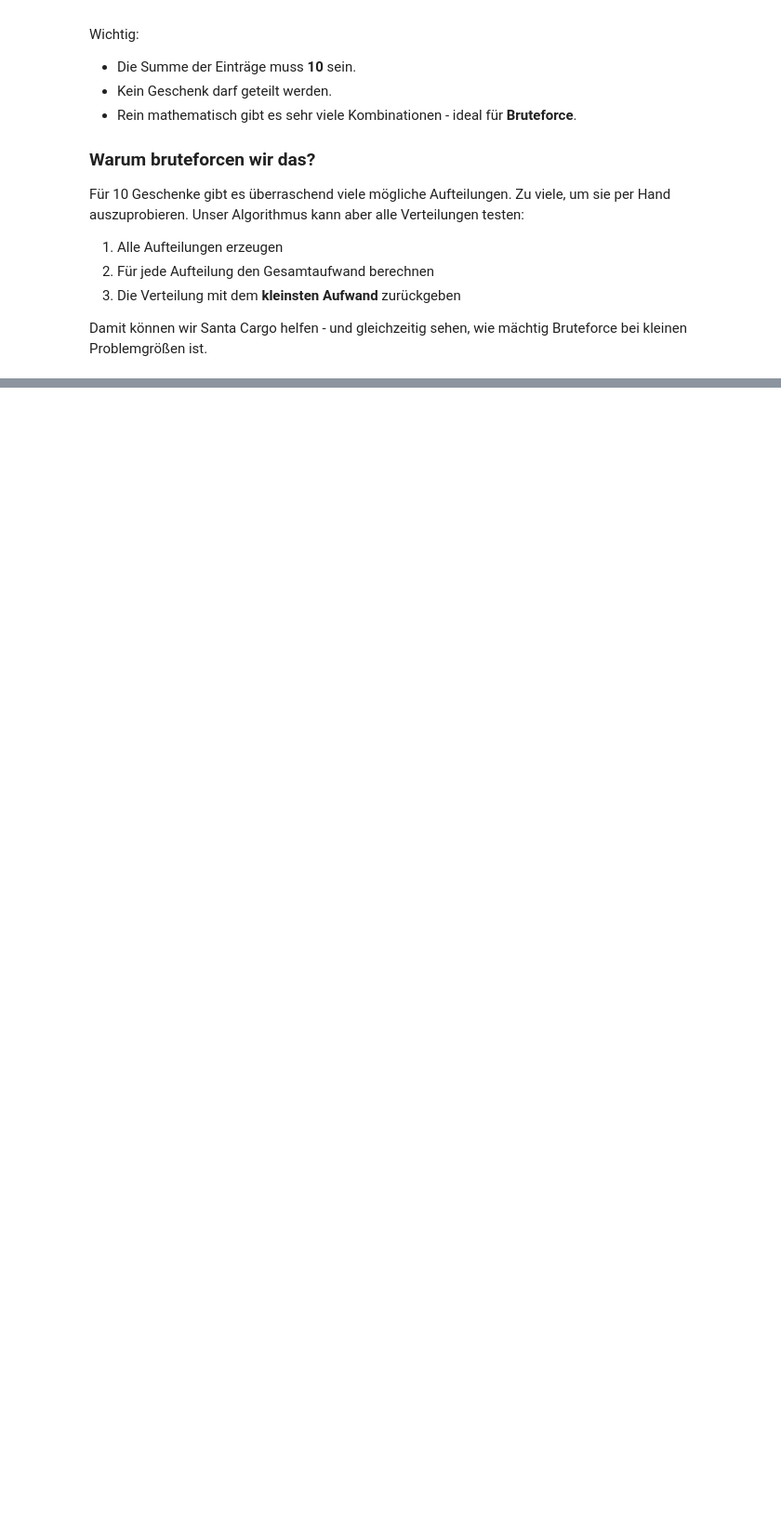
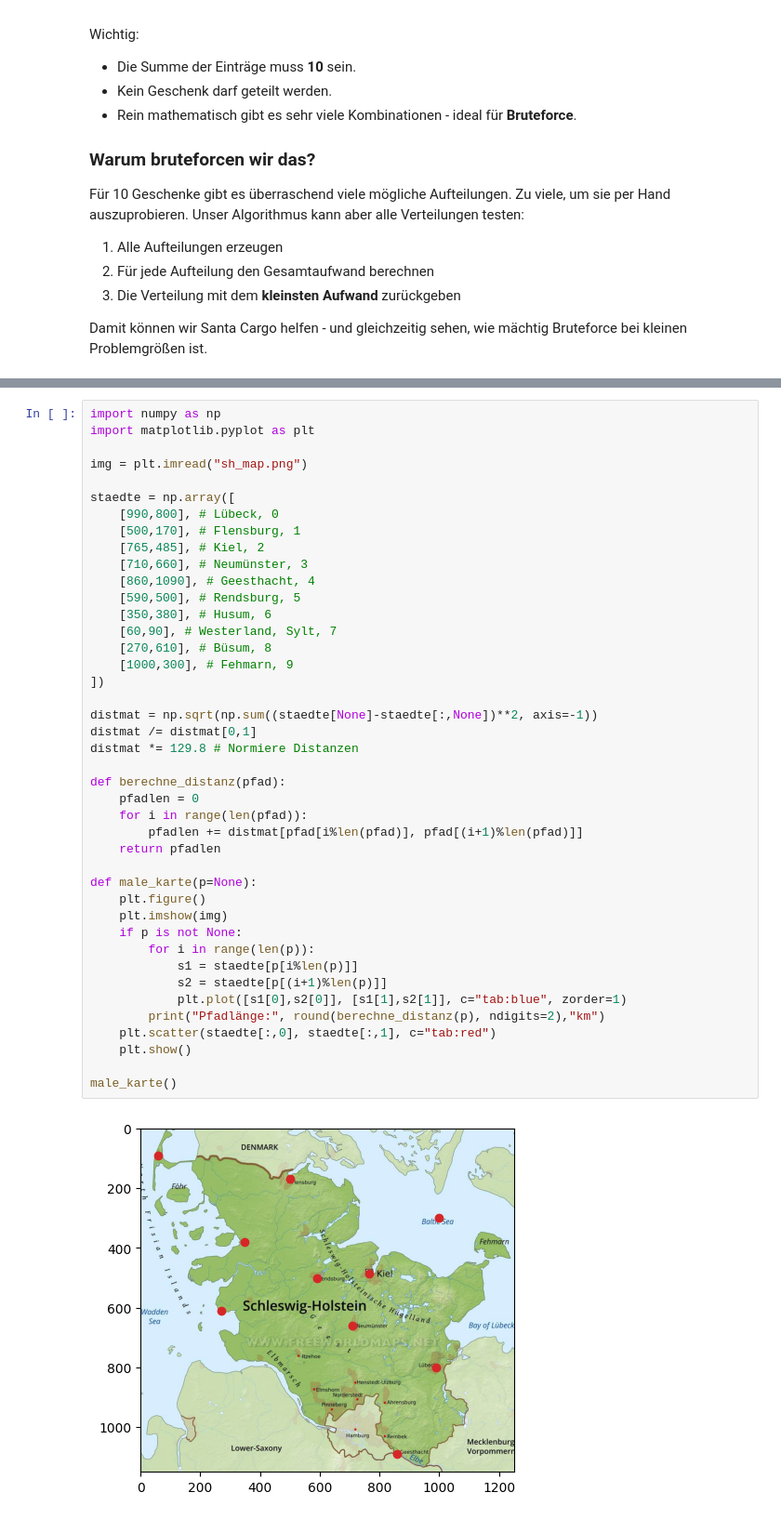
Before and after one commit to ollihansen90/Mathe-SH, a Jupyter notebook: Bruteforce.ipynb, the cells around one changed output, grey strips where cells are left out. Shown: that part at 93% size. Cells and saved outputs as stored; diff of their text form; blank space fills up the shorter version.

```diff
--- a/Bruteforce.ipynb
+++ b/Bruteforce.ipynb
@@ -271,0 +286,44 @@ Damit können wir Santa Cargo helfen - und gleichzeitig sehen, wie mächtig Brut
+# %%
+import numpy as np
+import matplotlib.pyplot as plt
+
+img = plt.imread("sh_map.png")
+
+staedte = np.array([
+    [990,800], # Lübeck, 0
+    [500,170], # Flensburg, 1
+    [765,485], # Kiel, 2
+    [710,660], # Neumünster, 3
+    [860,1090], # Geesthacht, 4
+    [590,500], # Rendsburg, 5
+    [350,380], # Husum, 6
+    [60,90], # Westerland, Sylt, 7
+    [270,610], # Büsum, 8
+    [1000,300], # Fehmarn, 9
+])
+
+distmat = np.sqrt(np.sum((staedte[None]-staedte[:,None])**2, axis=-1))
+distmat /= distmat[0,1]
+distmat *= 129.8 # Normiere Distanzen
+
+def berechne_distanz(pfad):
+    pfadlen = 0
+    for i in range(len(pfad)):
+        pfadlen += distmat[pfad[i%len(pfad)], pfad[(i+1)%len(pfad)]]
+    return pfadlen
+
+def male_karte(p=None):
+    plt.figure()
+    plt.imshow(img)
+    if p is not None:
+        for i in range(len(p)):
+            s1 = staedte[p[i%len(p)]]
+            s2 = staedte[p[(i+1)%len(p)]]
+            plt.plot([s1[0],s2[0]], [s1[1],s2[1]], c="tab:blue", zorder=1)
+        print("Pfadlänge:", round(berechne_distanz(p), ndigits=2),"km")
+    plt.scatter(staedte[:,0], staedte[:,1], c="tab:red")
+    plt.show()
+
+male_karte()
+# %% [output]
+[figure, added]
```
Also changed, not shown: parts of 10 cells of this notebook.
